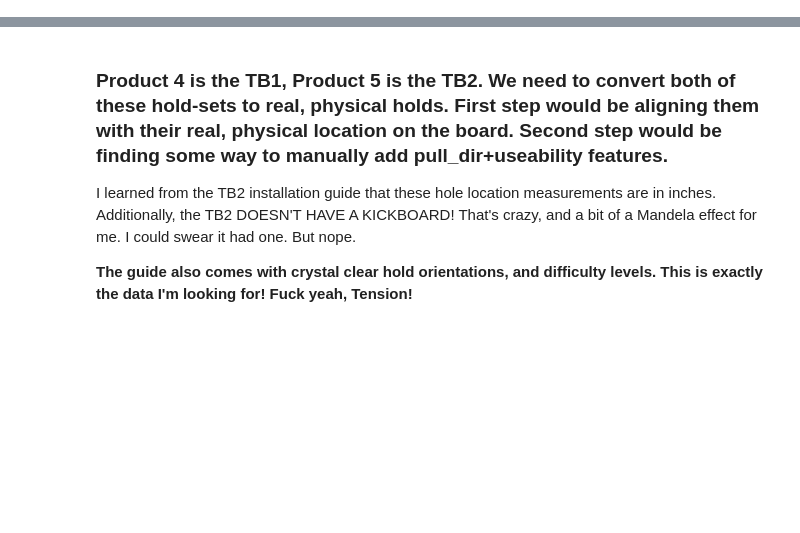
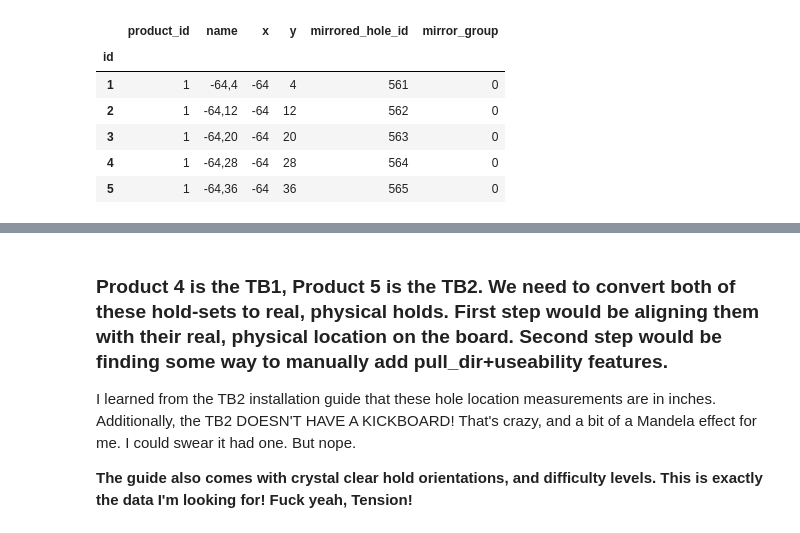
Before and after one commit to EvanMcCormick37/ml-homewall-climb-generator, a Jupyter notebook: model-training/ExtractAndPreprocessBoardlibHolds.ipynb, the cells around one changed output, grey strips where cells are left out. Drawn from its saved outputs; the diff is of its cells as text; code cells hidden in the pictures; blank space fills up the shorter version.

```diff
--- a/model-training/ExtractAndPreprocessBoardlibHolds.ipynb
+++ b/model-training/ExtractAndPreprocessBoardlibHolds.ipynb
@@ -238,6 +281,14 @@ def upload_climbs_batch(
     return results
 # %%
 query='SELECT * FROM holes'
-df_holes = df_sql("kilter",query, index_col='id').astype({'product_id':int, 'name':str,'x':int,'y':int,'mirrored_hole_id':int,'mirror_group':int})
+df_holes = df_sql("decoy", query, index_col='id').astype({'product_id':int, 'name':str,'x':int,'y':int,'mirrored_hole_id':int,'mirror_group':int})
 df_holes.head()
+# %% [output]
+|  | product_id | name | x | y | mirrored_hole_id | mirror_group |
+| id |  |  |  |  |  |  |
+| 1 | 1 | -64,4 | -64 | 4 | 561 | 0 |
+| 2 | 1 | -64,12 | -64 | 12 | 562 | 0 |
+| 3 | 1 | -64,20 | -64 | 20 | 563 | 0 |
+| 4 | 1 | -64,28 | -64 | 28 | 564 | 0 |
+| 5 | 1 | -64,36 | -64 | 36 | 565 | 0 |
 # %%
```
Also changed, not shown: parts of 12 cells of this notebook, 1 other file.
